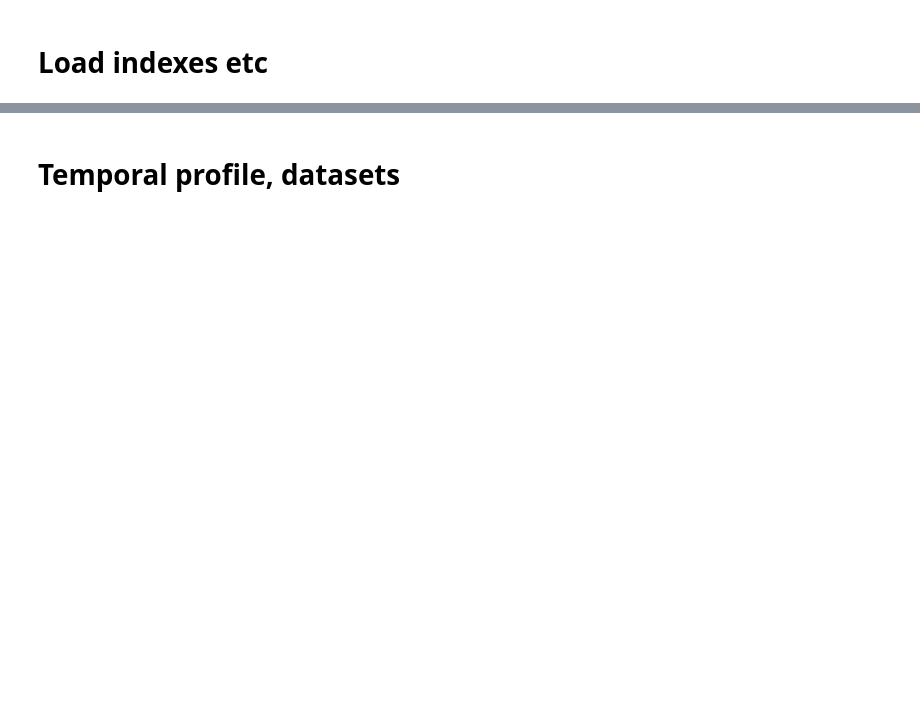
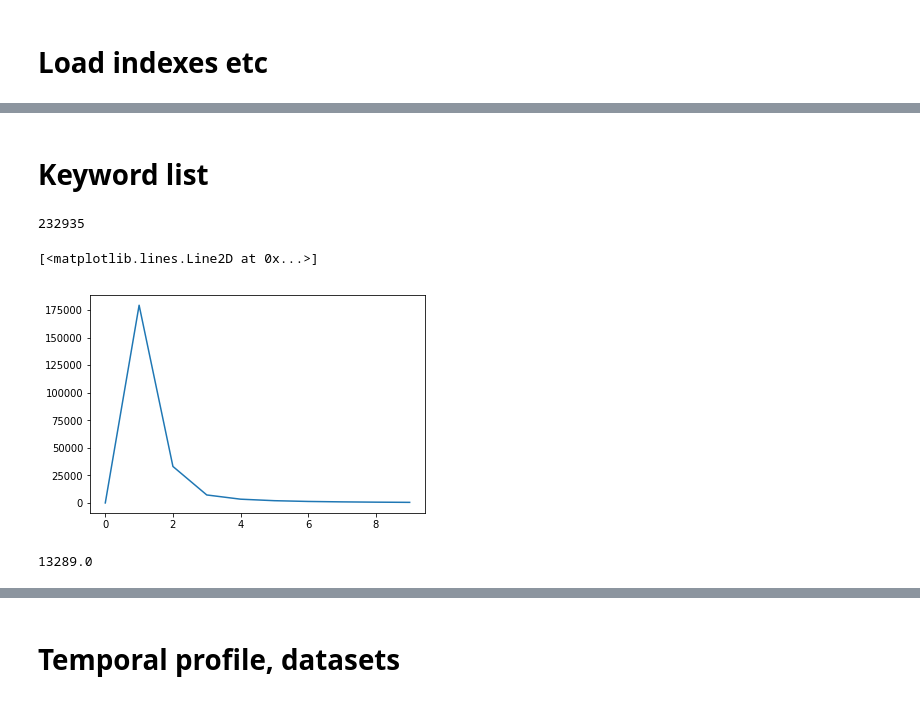
Before and after one commit to etalab/piwik_logs, a Jupyter notebook: links.ipynb, the cells around one changed output, grey strips where cells are left out. Drawn from its saved outputs; the diff is of its cells as text; code cells hidden in the pictures; blank space fills up the shorter version.

```diff
--- a/links.ipynb
+++ b/links.ipynb
@@ -10,13 +13,13 @@ import numpy as np
 # %%
 dataset_info = pd.read_csv('datasets-2017-06-21-19-43.csv', sep=';')
 datasets = list(dataset_info.id)
+datasets_set = set(datasets)
 datasets_index = {dataset: i for i, dataset in enumerate(datasets)}
-n_dataset = len(datasets)
+n_datasets = len(datasets)
+id2slug = {r[1]: r[3] for r in dataset_info.itertuples()}
+slug2id = {r[3]: r[1] for r in dataset_info.itertuples()}
 
 keywords = pickle.load(open('keywords_list.pickle', 'rb'))
 keywords_set = set(keywords)
 keywords_index = {keyword: i for i, keyword in enumerate(keywords)}
-n_keyword = len(keywords)
-
-with open('visits_clean.json', 'r') as f:
-    visits = json.load(f)
+n_keywords = len(keywords)
@@ -22,0 +28,35 @@ with open('visits_clean.json', 'r') as f:
+# %%
+with open('visits_by_day2.json', 'r') as f:
+    visits_by_day = json.load(f)
+# %%
+days = sorted(visits_by_day.keys())
+days_index = {day: i for i, day in enumerate(days)}
+n_days = len(days)
+# %% [markdown]
+# Keyword list
+# %%
+keyword_count = defaultdict(int)
+for day in days:
+    visits = visits_by_day[day]
+    for visit in visits:
+        for kind, value in visit:
+            if (kind == 'keyword'):
+                keyword_count[value] += 1
+# %%
+len(keyword_count)
+# %% [output]
+232935
+# %%
+counts = [couple[1] for couple in keyword_count.items()]
+count_histogram = np.zeros((max(counts) + 1))
+for count in counts:
+    count_histogram[count] += 1
+
+plt.plot(count_histogram[:10])
+# %% [output]
+[<matplotlib.lines.Line2D at 0x...>]
+[figure, added]
+# %%
+sum(count_histogram[4:])
+# %% [output]
+13289.0
```
Also changed, not shown: parts of 27 cells of this notebook, 3 other files.
